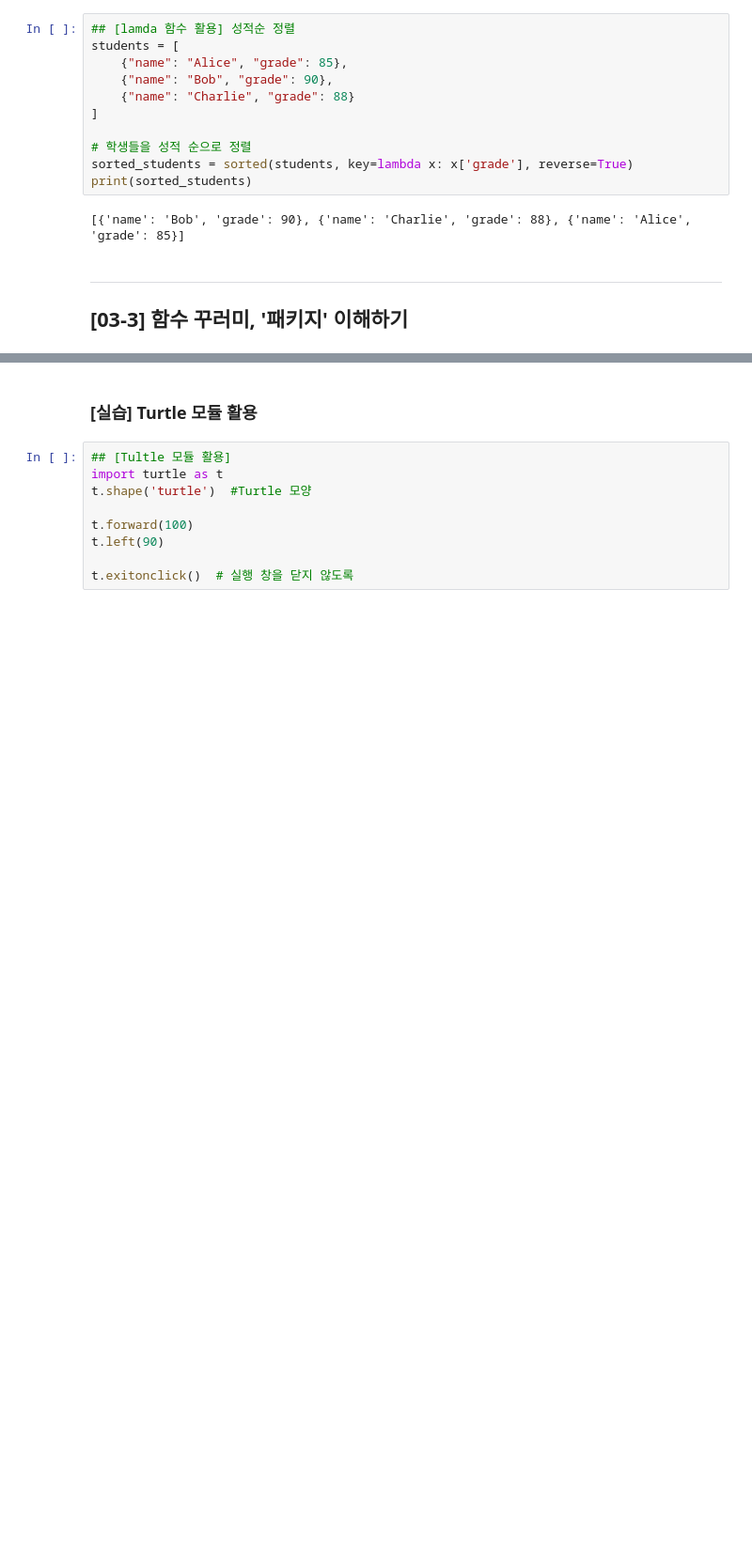
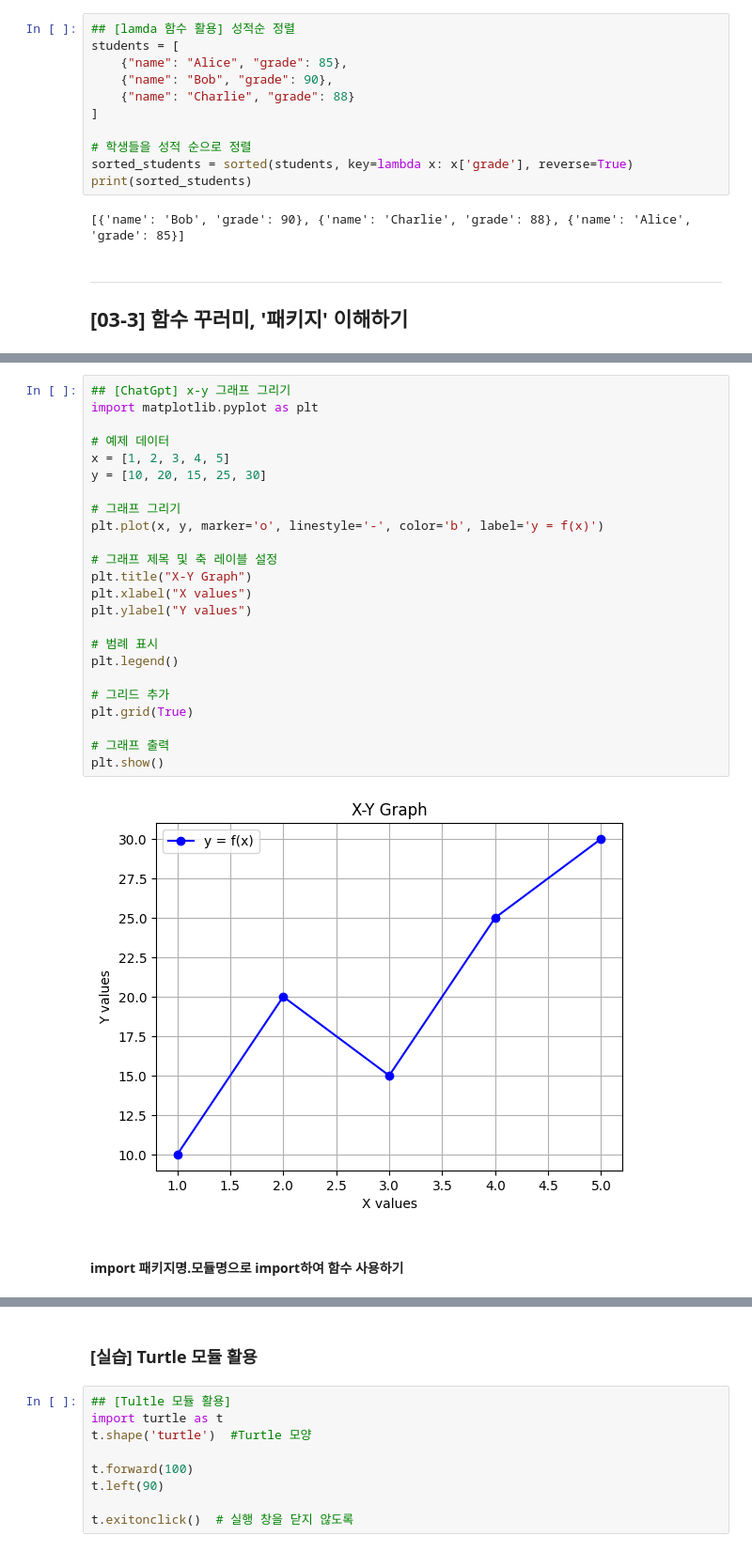
Before and after one commit to dndxor/BCDA, a Jupyter notebook: Ch03_PythonReview.ipynb, the cells around one changed output, grey strips where cells are left out. Shown: that part at 94% size. Drawn from its saved outputs; the diff is of its cells as text; blank space fills up the shorter version.

```diff
--- a/Ch03_PythonReview.ipynb
+++ b/Ch03_PythonReview.ipynb
@@ -304,0 +273,28 @@ Accuracy: 0.7
+# %%
+## [ChatGpt] x-y 그래프 그리기
+import matplotlib.pyplot as plt
+
+# 예제 데이터
+x = [1, 2, 3, 4, 5]
+y = [10, 20, 15, 25, 30]
+
+# 그래프 그리기
+plt.plot(x, y, marker='o', linestyle='-', color='b', label='y = f(x)')
+
+# 그래프 제목 및 축 레이블 설정
+plt.title("X-Y Graph")
+plt.xlabel("X values")
+plt.ylabel("Y values")
+
+# 범례 표시
+plt.legend()
+
+# 그리드 추가
+plt.grid(True)
+
+# 그래프 출력
+plt.show()
+# %% [output]
+[figure, added]
+# %% [markdown]
+#### **import 패키지명.모듈명으로 import하여 함수 사용하기**
```
Also changed, not shown: parts of 13 cells of this notebook, 2 other files.
